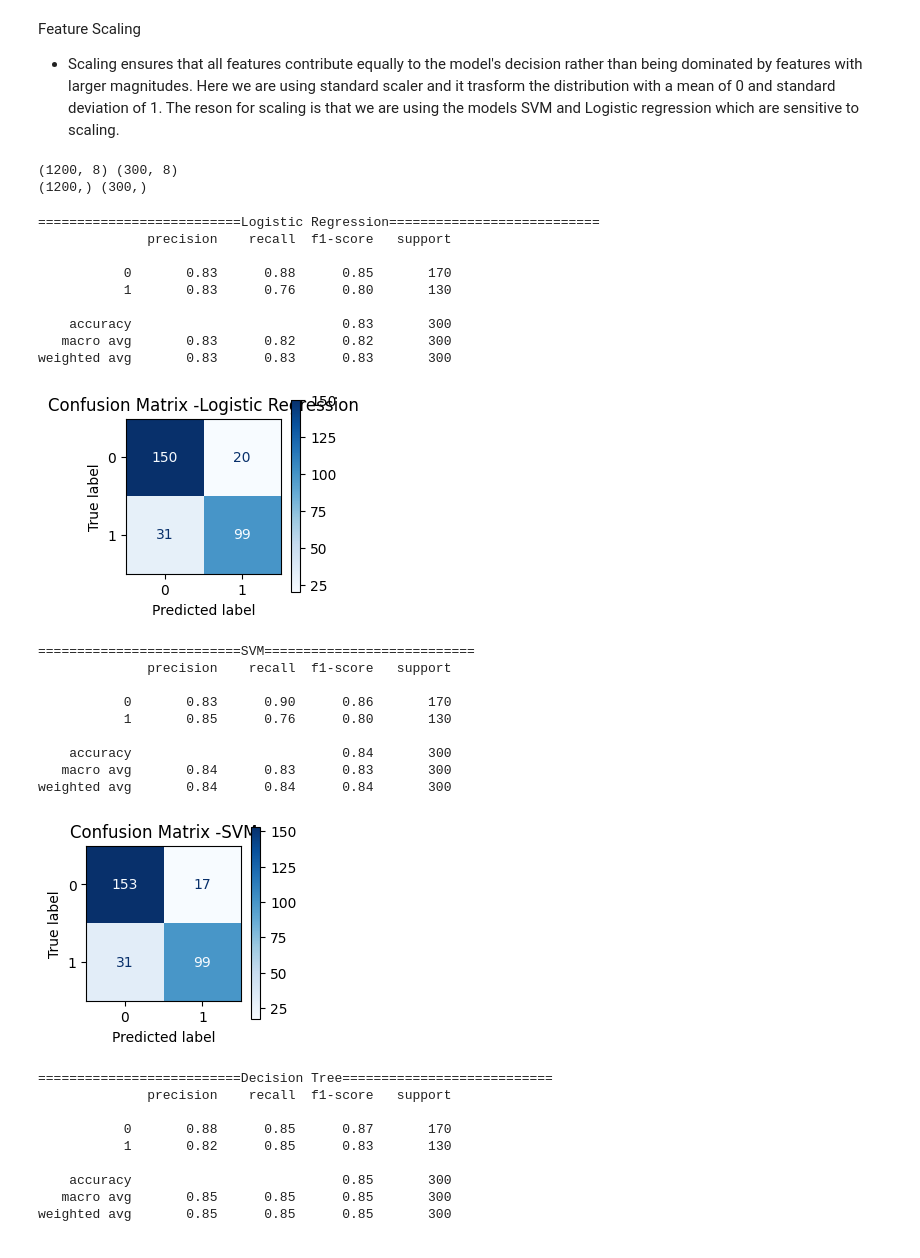
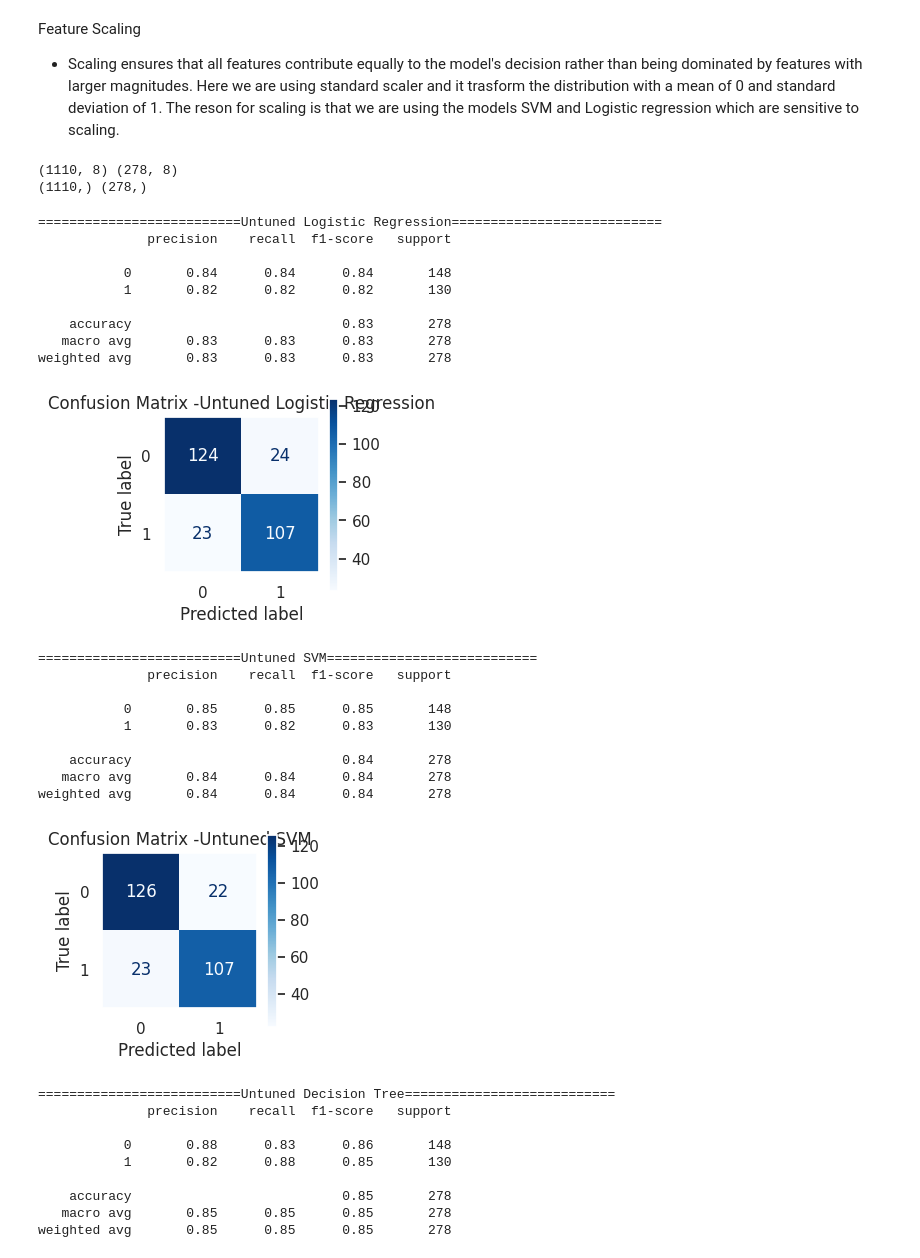
Before and after one commit to negilbabu/Customer-Purchase-Prediction-ML-, a Jupyter notebook: Customer_Purchase_Prediction(ML).ipynb, the cells around one changed output. Drawn from its saved outputs; the diff is of its cells as text; code cells hidden in the pictures.

```diff
--- a/Customer_Purchase_Prediction(ML).ipynb
+++ b/Customer_Purchase_Prediction(ML).ipynb
@@ -265,8 +260,8 @@ duplicated_rows = df.duplicated()
 print(f"Total duplicated rows: {duplicated_rows.sum()}")
 
 if duplicated_rows.any():
-    df.drop_duplicates()
-    print("Shape of dataframe after removing duplicates", df.shape)
+    df = df.drop_duplicates()
+print("Shape of dataframe after removing duplicates", df.shape)
 # %% [output]
 Checking for duplicated rows:
 Total duplicated rows: 112
@@ -432,8 +427,8 @@ X_test[numeric_scalable_features] = scaler.transform(X_test[numeric_scalable_fea
 print(X_train.shape, X_test.shape)
 print(y_train.shape, y_test.shape)
 # %% [output]
-(1200, 8) (300, 8)
-(1200,) (300,)
+(1110, 8) (278, 8)
+(1110,) (278,)
 # %%
 best_models_results = {}
 def extract_result(report, model_name):
@@ -493,38 +488,39 @@ models = [
 # %%
 results = []
 for model, name in models:
+    name = "Untuned " + name
     evaluate_model(model, name)
 
-results_df = pd.DataFrame(results, columns=["Model", "Accuracy", "Precision_0", "Precision_1", "Macro_Avg_Precision", "Recall_0", "Recall_1", "Macro_Avg_Recall", "F1_0",
-                                            "F1_1", "Macro_Avg_F1", "Support"])
+results_df = pd.DataFrame(results, columns=["Model", "Accuracy", "Precision_0", "Precision_1", "Macro_Avg_Precision", "Recall_0",
+                                            "Recall_1", "Macro_Avg_Recall", "F1_0", "F1_1", "Macro_Avg_F1", "Support"])
 display(results_df)
 # %% [output]
-==========================Logistic Regression===========================
+==========================Untuned Logistic Regression===========================
               precision    recall  f1-score   support
 
-           0       0.83      0.88      0.85       170
-           1       0.83      0.76      0.80       130
+           0       0.84      0.84      0.84       148
+           1       0.82      0.82      0.82       130
 
-    accuracy                           0.83       300
-   macro avg       0.83      0.82      0.82       300
-weighted avg       0.83      0.83      0.83       300
+    accuracy                           0.83       278
+   macro avg       0.83      0.83      0.83       278
+weighted avg       0.83      0.83      0.83       278
-[figure, old version]
+[figure, new version]
-==========================SVM===========================
+==========================Untuned SVM===========================
               precision    recall  f1-score   support
 
-           0       0.83      0.90      0.86       170
-           1       0.85      0.76      0.80       130
+           0       0.85      0.85      0.85       148
+           1       0.83      0.82      0.83       130
 
-    accuracy                           0.84       300
-   macro avg       0.84      0.83      0.83       300
-weighted avg       0.84      0.84      0.84       300
+    accuracy                           0.84       278
+   macro avg       0.84      0.84      0.84       278
+weighted avg       0.84      0.84      0.84       278
-[figure, old version]
+[figure, new version]
-==========================Decision Tree===========================
+==========================Untuned Decision Tree===========================
               precision    recall  f1-score   support
 
-           0       0.88      0.85      0.87       170
-           1       0.82      0.85      0.83       130
+           0       0.88      0.83      0.86       148
+           1       0.82      0.88      0.85       130
 
-    accuracy                           0.85       300
-   macro avg       0.85      0.85      0.85       300
-weighted avg       0.85      0.85      0.85       300
+    accuracy                           0.85       278
+   macro avg       0.85      0.85      0.85       278
+weighted avg       0.85      0.85      0.85       278
```
Also changed, not shown: parts of 18 cells of this notebook.
